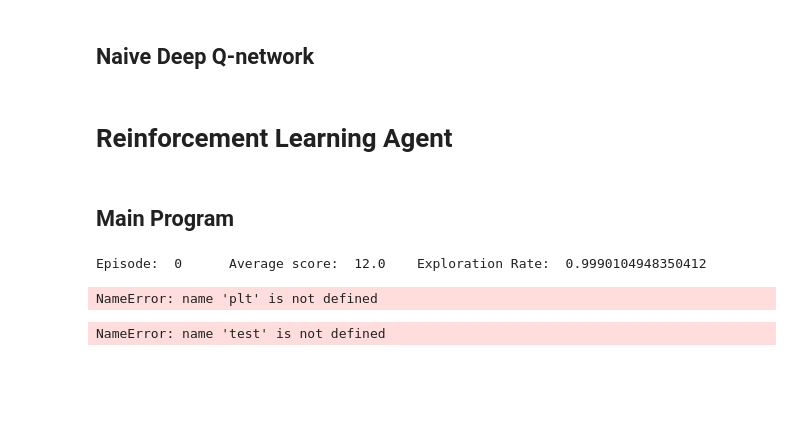
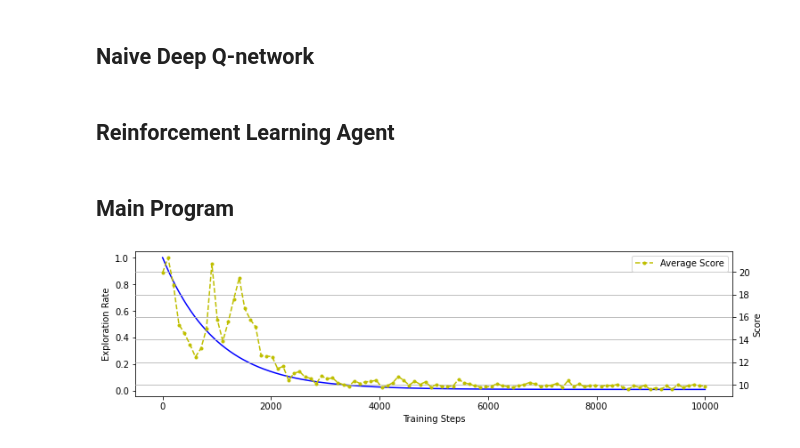
Before and after one commit to xLiQuiDz/Reinforcement-Learning, a Jupyter notebook: Naive Deep Q-learning.ipynb, the cells around one changed output. Drawn from its saved outputs; the diff is of its cells as text; code cells hidden in the pictures; blank space fills up the shorter version.

```diff
--- a/Naive Deep Q-learning.ipynb
+++ b/Naive Deep Q-learning.ipynb
@@ -27,22 +34,25 @@ class LinearDeepQNetwork(nn.Module):
     def __init__(self, observation_space, action_space, learning_rate):
         super(LinearDeepQNetwork, self).__init__()
 
-        self.fc1 = nn.Linear(*observation_space, 128)
-        self.fc2 = nn.Linear(128, action_space)
+        self.observation_space = observation_space
+        self.action_space = action_space
+        self.learning_rate = learning_rate
 
-        self.optimizer = optim.Adam(self.parameters(), lr = learning_rate)
+        self.fc1 = nn.Linear(*self.observation_space, 128)
+        self.fc2 = nn.Linear(128, self.action_space)
+
+        self.optimizer = optim.SGD(self.parameters(), lr = self.learning_rate)
+        self.device = T.device('cuda:0' if T.cuda.is_available() else 'cpu')
         self.loss = nn.MSELoss()
-        self.device = T.device('cuda:0' if T.cuda.is_available() else 'cpu')
-
         self.to(self.device)
 
-    def forward(self, state):
-        layer1 = F.relu(self.fc1(state))
+    def forward(self, observation):
+        layer1 = F.relu(self.fc1(observation))
         actions = self.fc2(layer1)
 
         return actions
 # %% [markdown]
-# Reinforcement Learning Agent
+## Reinforcement Learning Agent
 # %%
 class Agent():
     def __init__(self, observation_space, action_space, learning_rate = 0.001, discount_rate = 0.99, exploration_rate = 1.0,
@@ -100,43 +111,28 @@ class Agent():
 # %% [markdown]
 ## Main Program
 # %%
-episodes = 100
+episodes = 10000
 env = gym.make('CartPole-v1')
 agent = Agent(env.observation_space.shape, env.action_space.n)
 
-scores = []
-average_scores = []
-exploration_rate_history = []
-
+scores, exploration_rate_history = [], []
 
 for i in range(episodes):
-    state = env.reset()
+    observation = env.reset()
     done = False
-    score = 0
+    score = 0.0
 
     while not done:
-        action = agent.choice_action(state)
-        next_state, reward, done, info = env.step(action)
-        agent.learn(state, action, reward, next_state)
-
-        state = next_state
+        action = agent.choice_action(observation)
+        next_observation, reward, done, info = env.step(action)
+        agent.learn(observation, action, reward, next_observation)
+        observation = next_observation
         score += reward
 
     scores.append(score)
+    exploration_rate_history.append(agent.exploration_rate)
     agent.decrease_exploration_rate()
 
-    exploration_rate_history.append(agent.exploration_rate)
-
-    if i % 100 == 0:
-        avg_score = np.mean(scores[-100:])
-        average_scores.append(avg_score)
-        print("Episode: ", i, "\t", "Average score: ", avg_score, "\t", "Exploration Rate: ", agent.exploration_rate)
-
-plot(episodes, scores, average_scores, exploration_rate_history)
+plot(episodes, scores, exploration_rate_history)
 # %% [output]
-Episode:  0      Average score:  12.0    Exploration Rate:  0.9990104948350412
-NameError: name 'plt' is not defined
+[figure, added]
-# %%
-test()
-# %% [output]
-NameError: name 'test' is not defined
```
Also changed, not shown: parts of 4 cells of this notebook, 3 other files.
